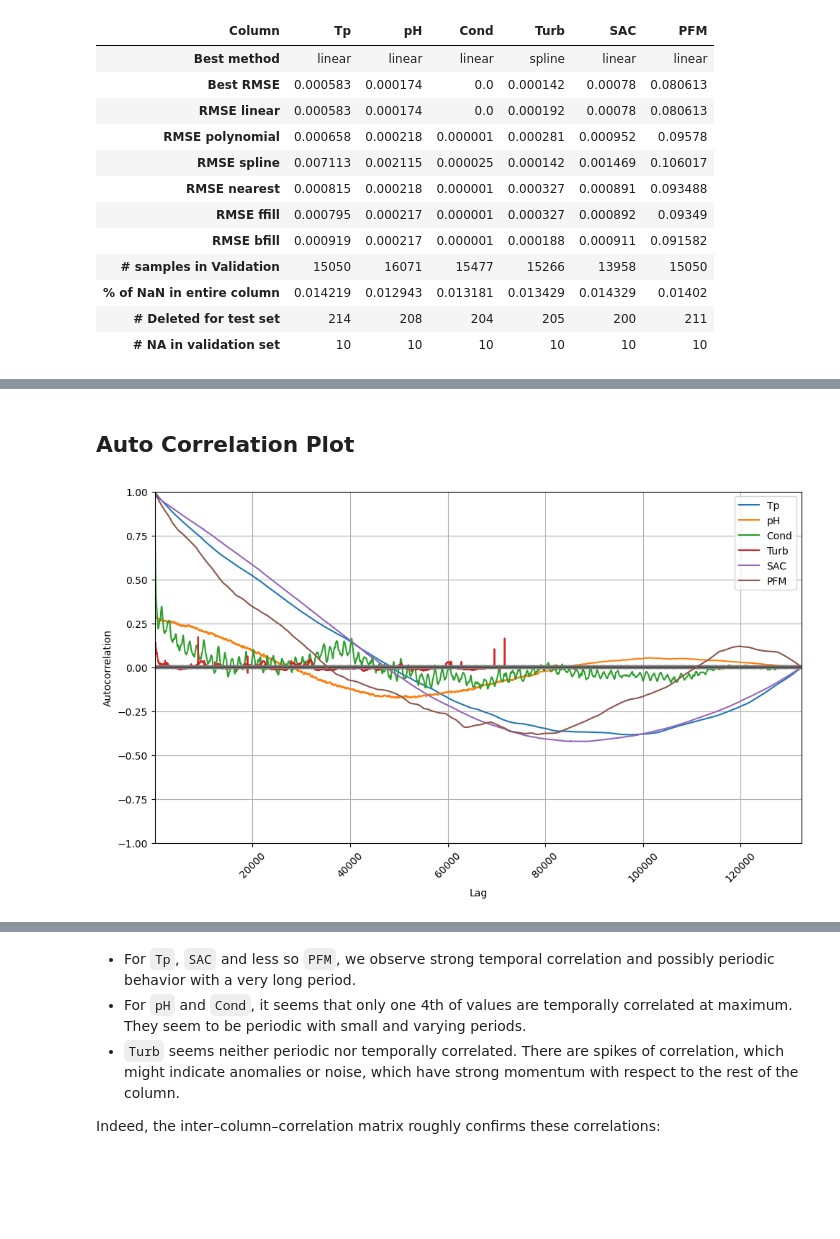
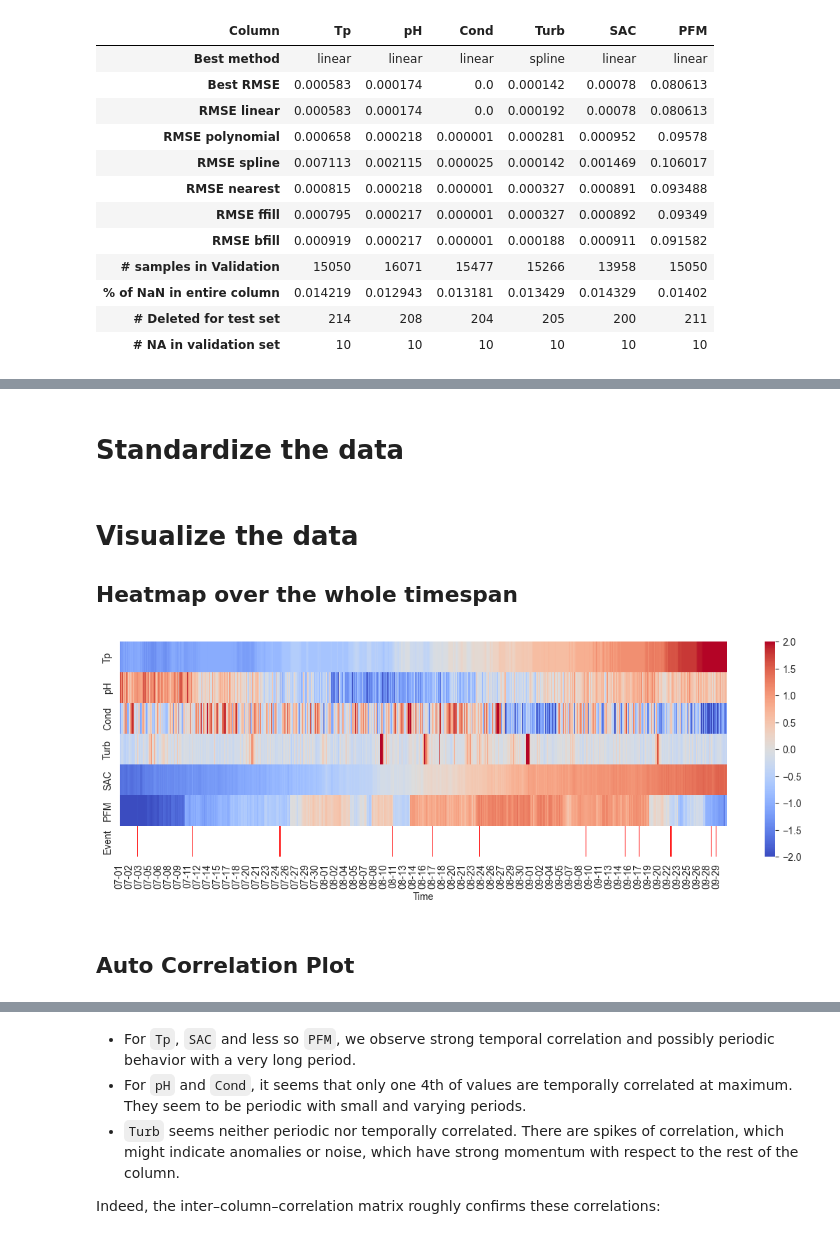
Before and after one commit to llamadeus/ai-industry, a Jupyter notebook: notebooks/explore.ipynb, the cells around one changed output, grey strips where cells are left out. Drawn from its saved outputs; the diff is of its cells as text; code cells hidden in the pictures; blank space fills up the shorter version.

Commit message:
Add heatmap

```diff
--- a/notebooks/explore.ipynb
+++ b/notebooks/explore.ipynb
@@ -293,7 +290,48 @@ Ultimately, we use the best method for each column to fill the missing values in
+# %% [markdown]
+# Standardize the data
+# %%
+std_data = raw_data.copy()
+data_columns = list(std_data.columns[0:-1])
+std_data[data_columns] = (std_data[data_columns] - std_data[data_columns].mean()) / std_data[data_columns].std()
+std_data["Event"] = std_data["Event"].astype(int)
 # %% [markdown]
-## Auto Correlation Plot
+# Visualize the data
+## Heatmap over the whole timespan
-# %%
-%%capture --no-display expensive_output
-util.plot_multiple_autocorrelations([filled_data[c] for c in filled_data.columns], figsize)
-# %% [output]
-[figure, removed]
+# %%
+import seaborn as sns
+import numpy as np
+import pandas as pd
+import matplotlib.pyplot as plt
+from matplotlib.colors import ListedColormap
+import matplotlib.dates as mdates
+
+fig, ax = plt.subplots(figsize=figsize)
+
+# Example data with 7 rows
+data = std_data.copy()
+data[data_columns] = data[data_columns].clip(-2, 2)
+data["Event"] = data["Event"].astype(int)
+events = data[data["Event"] > 0]
+data['Event'] = data['Event'].rolling(window=151, center=True, min_periods=1).max()
+data.index = data.index.strftime('%m-%d')
+
+data = data.T
+
+# First mask: show only rows 0-5
+mask1 = np.zeros_like(data, dtype=bool)
+mask1[-1, :] = True  # hide last row
+
+# Second mask: show only the last row
+mask2 = np.ones_like(data, dtype=bool)
+mask2[-1, :] = False  # hide first 6 rows
+
+sns.heatmap(data, ax=ax, cmap="coolwarm", mask=mask1)
+sns.heatmap(data, ax=ax, cmap=ListedColormap(["white", "red"]), mask=mask2, cbar=False)
+# ax.set_xticks(ax.get_xticks()[::2])
+# plt.xticks(rotation=45)
+
+plt.show()
+# %% [output]
+[figure, added]
+# %% [markdown]
+## Auto Correlation Plot
```
Also changed, not shown: parts of 6 cells of this notebook.
